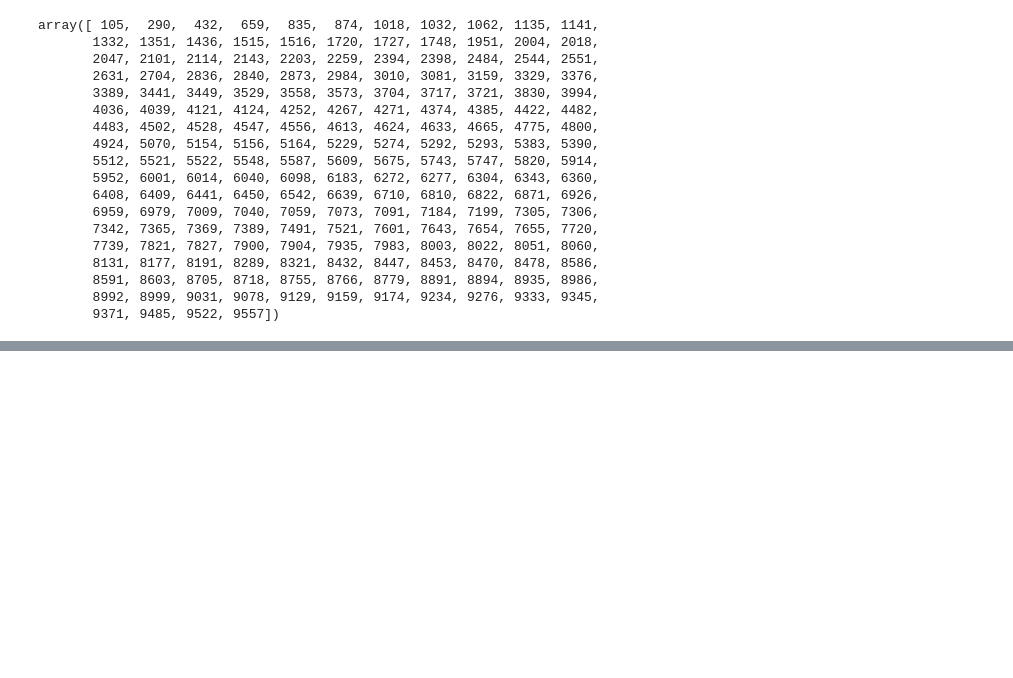
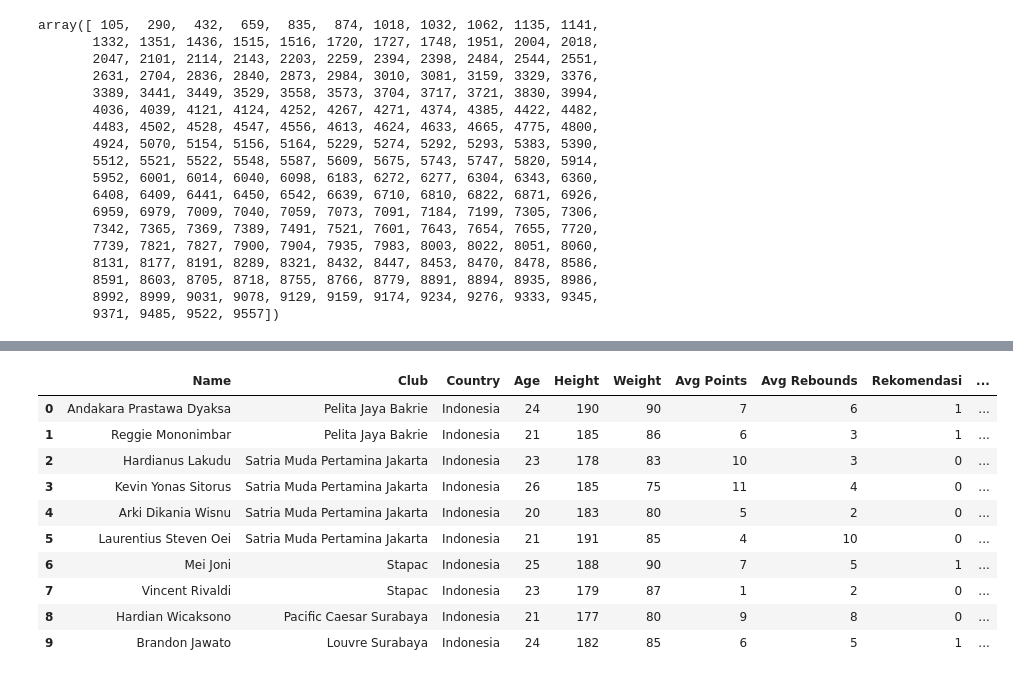
Before and after one commit to apeuta/Ujian_Pemain_Basket, a Jupyter notebook: Ujian_Pemain_Basket.ipynb, the cells around one changed output, grey strips where cells are left out. Drawn from its saved outputs; the diff is of its cells as text; code cells hidden in the pictures; blank space fills up the shorter version.

```diff
--- a/Ujian_Pemain_Basket.ipynb
+++ b/Ujian_Pemain_Basket.ipynb
@@ -434,0 +298,3 @@ dfRekrut
+# %%
+aibiel["Rekomendasi"] = modelRFC.predict(IBLNeed)
+aibiel
@@ -434,0 +317,5 @@ dfRekrut
+# %%
+from sklearn.preprocessing import StandardScaler
+stds = StandardScaler()
+dataSTD = stds.fit_transform(enbieNeed.iloc[:,1:]) #exclude target
+dataSTD
@@ -434,0 +369,17 @@ dfRekrut
+# %%
+n_estimators = list(range(10, 100, 5))
+max_features = ['auto', 'sqrt']
+min_samples_split = [2, 5, 10]
+min_samples_leaf = [1, 2, 4]
+bootstrap = [True, False]
+
+paramRFC = {'n_estimators': n_estimators,
+               'max_features': max_features,
+               'min_samples_split': min_samples_split,
+               'min_samples_leaf': min_samples_leaf,
+               'bootstrap': bootstrap}
+
+rfc = RandomForestClassifier()
+modelRFC = RandomizedSearchCV(estimator= rfc,
+                             param_distributions= paramRFC,
+                             cv= 5)
@@ -434,0 +448,3 @@ dfRekrut
+# %%
+iblSTD = stds.fit_transform(IBLNeed)
+iblSTD
@@ -434,0 +462,15 @@ dfRekrut
+# %%
+aibiel["Rekomendasi STD"] = modelRFC.predict(iblSTD)
+aibiel
+# %% [output]
+|  | Name | Club | Country | Age | Height | Weight | Avg Points | Avg Rebounds | Rekomendasi | ... |
+| 0 | Andakara Prastawa Dyaksa | Pelita Jaya Bakrie | Indonesia | 24 | 190 | 90 | 7 | 6 | 1 | ... |
+| 1 | Reggie Mononimbar | Pelita Jaya Bakrie | Indonesia | 21 | 185 | 86 | 6 | 3 | 1 | ... |
+| 2 | Hardianus Lakudu | Satria Muda Pertamina Jakarta | Indonesia | 23 | 178 | 83 | 10 | 3 | 0 | ... |
+| 3 | Kevin Yonas Sitorus | Satria Muda Pertamina Jakarta | Indonesia | 26 | 185 | 75 | 11 | 4 | 0 | ... |
+| 4 | Arki Dikania Wisnu | Satria Muda Pertamina Jakarta | Indonesia | 20 | 183 | 80 | 5 | 2 | 0 | ... |
+| 5 | Laurentius Steven Oei | Satria Muda Pertamina Jakarta | Indonesia | 21 | 191 | 85 | 4 | 10 | 0 | ... |
+| 6 | Mei Joni | Stapac | Indonesia | 25 | 188 | 90 | 7 | 5 | 1 | ... |
+| 7 | Vincent Rivaldi | Stapac | Indonesia | 23 | 179 | 87 | 1 | 2 | 0 | ... |
+| 8 | Hardian Wicaksono | Pacific Caesar Surabaya | Indonesia | 21 | 177 | 80 | 9 | 8 | 0 | ... |
+| 9 | Brandon Jawato | Louvre Surabaya | Indonesia | 24 | 182 | 85 | 6 | 5 | 1 | ... |
```
Also changed, not shown: parts of 69 cells of this notebook.
